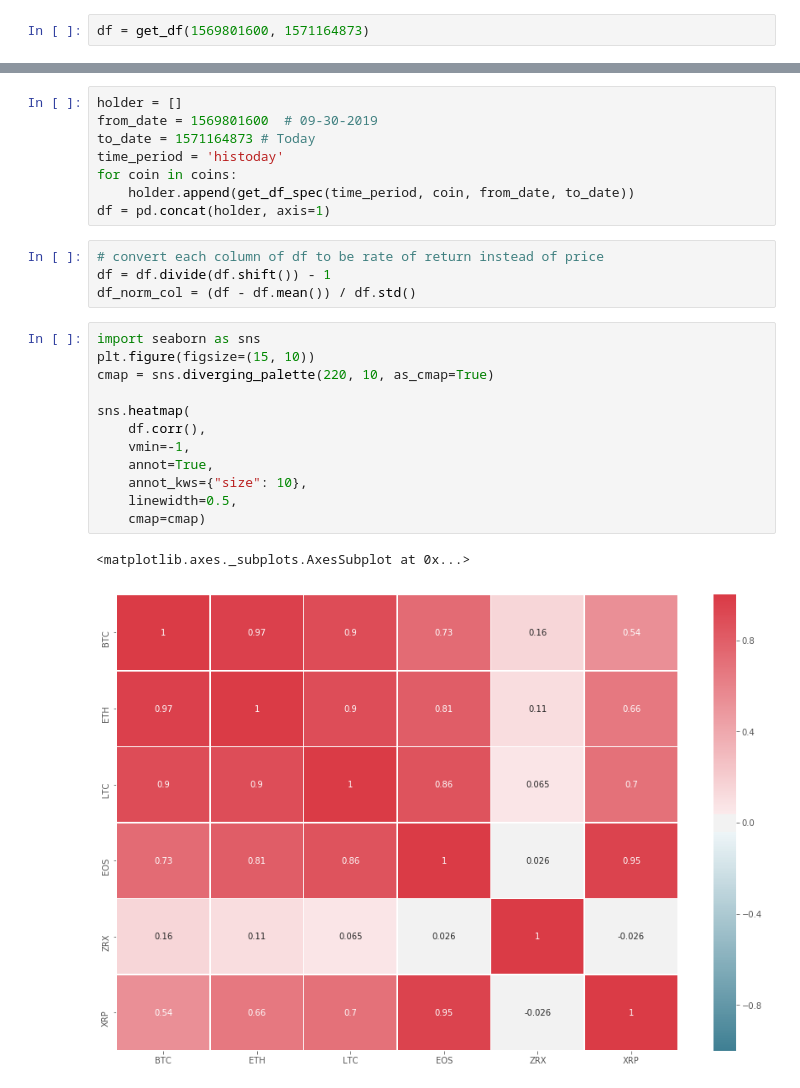
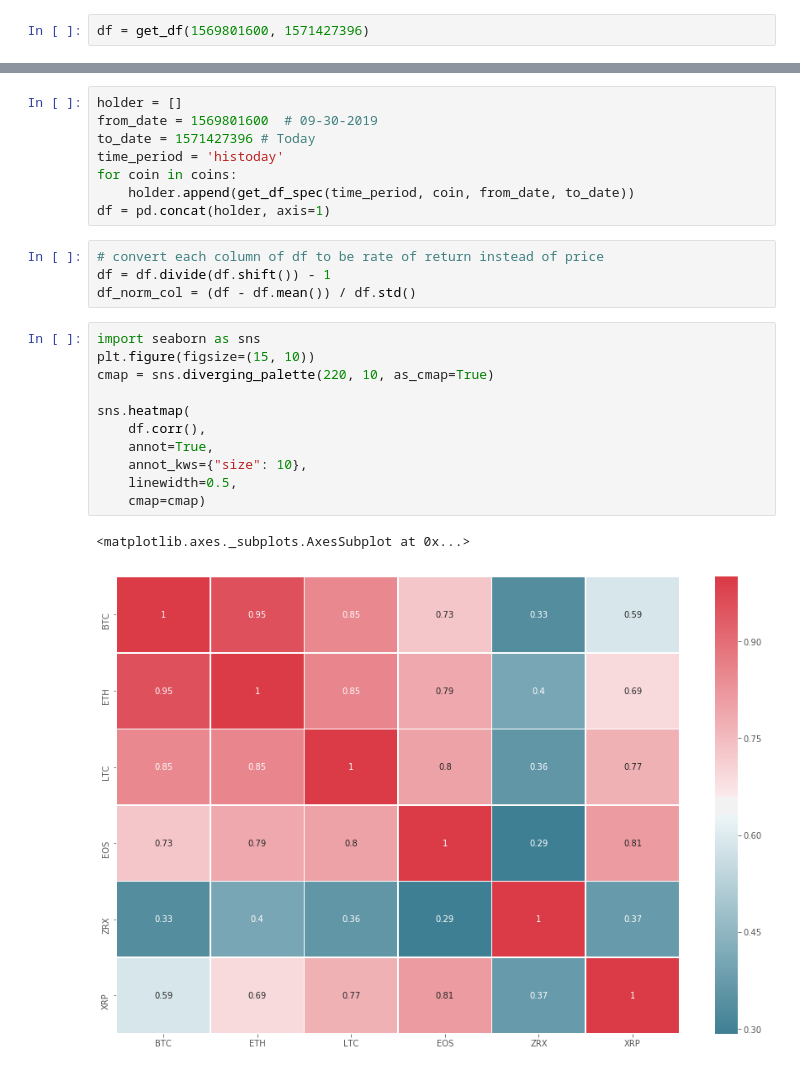
Before and after one commit to hilljtm/sfund, a Jupyter notebook: CryptoOHLC-oct.ipynb, the cells around one changed output, grey strips where cells are left out. Cells and saved outputs as stored; diff of their text form.

```diff
--- a/CryptoOHLC-oct.ipynb
+++ b/CryptoOHLC-oct.ipynb
@@ -49,7 +49,7 @@ def get_df(from_date, to_date):
         df.sort_index(ascending=False, inplace=True)
         return df
 # %%
-df = get_df(1569801600, 1571164873)
+df = get_df(1569801600, 1571427396)
 # %%
 fig, ax = plt.subplots(figsize=(20, 10))
 ax.plot(df[['low', 'close', 'high']])
@@ -92,7 +92,7 @@ coins = ['BTC', 'ETH', 'LTC', 'EOS', 'ZRX', 'XRP']
 # %%
 holder = []
 from_date = 1569801600  # 09-30-2019
-to_date = 1571164873 # Today
+to_date = 1571427396 # Today
 time_period = 'histoday'
 for coin in coins:
     holder.append(get_df_spec(time_period, coin, from_date, to_date))
@@ -104,18 +104,17 @@ df_norm_col = (df - df.mean()) / df.std()
 # %%
 import seaborn as sns
 plt.figure(figsize=(15, 10))
 cmap = sns.diverging_palette(220, 10, as_cmap=True)
 
 sns.heatmap(
     df.corr(),
-    vmin=-1,
     annot=True,
     annot_kws={"size": 10},
     linewidth=0.5,
     cmap=cmap)
 # %% [output]
 <matplotlib.axes._subplots.AxesSubplot at 0x...>
-[figure, old version]
+[figure, new version]
 # %%
 import matplotlib.pyplot as plt
 import seaborn as sns
```
Also changed, not shown: parts of 3 cells of this notebook, 1 other file.
